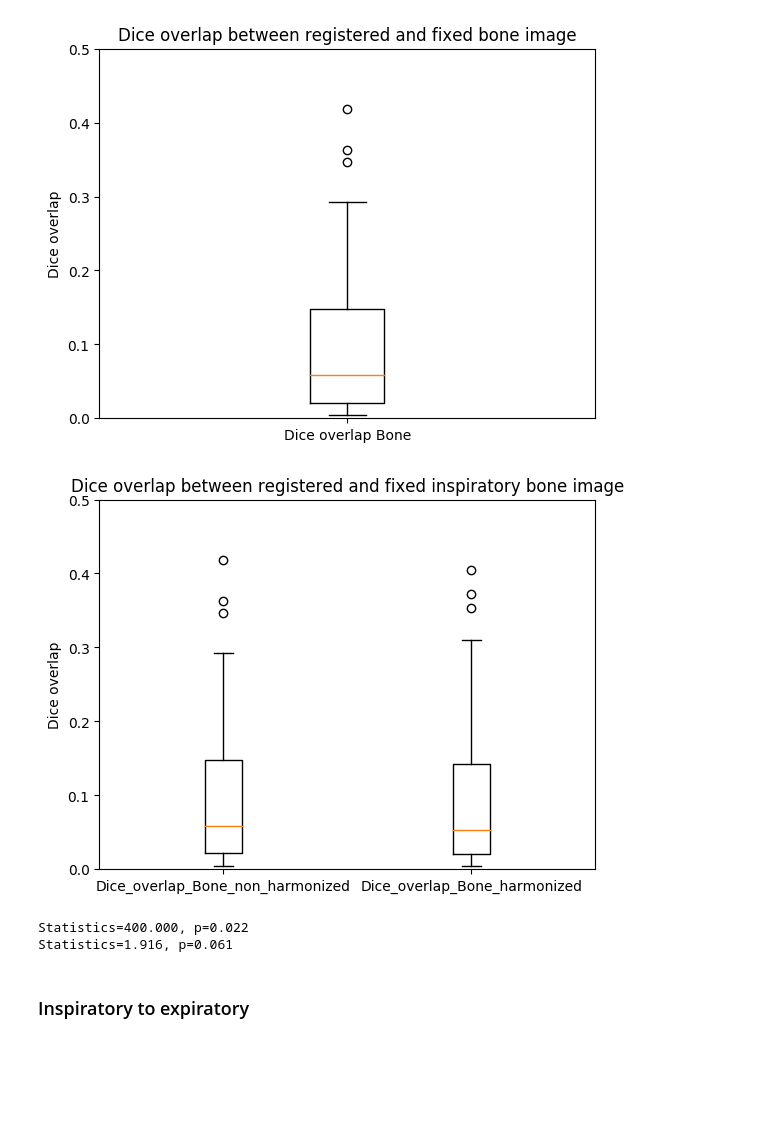
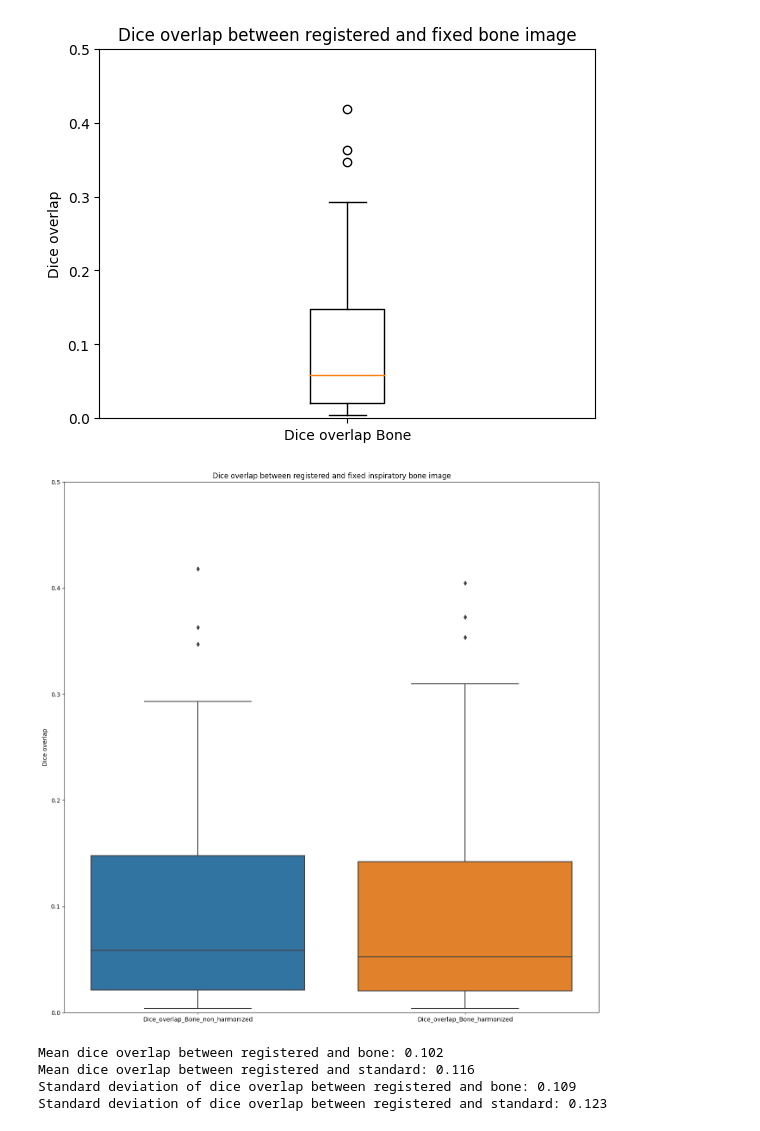
Before and after one commit to MASILab/Inhale_Exhale_CT, a Jupyter notebook: Figures/diceoverlap.ipynb, the cells around one changed output. Drawn from its saved outputs; the diff is of its cells as text; code cells hidden in the pictures; blank space fills up the shorter version.

```diff
--- a/Figures/diceoverlap.ipynb
+++ b/Figures/diceoverlap.ipynb
@@ -66,25 +68,19 @@ for i in tqdm(range(len(emph_bone_files))):
 
     dice_overlap_bone.append(bone_dice)
 # %%
-plt.figure()
-plt.boxplot([dice_overlap_bone_unharmonized, dice_overlap_bone])
-plt.xticks([1, 2], ['Dice_overlap_Bone_non_harmonized', 'Dice_overlap_Bone_harmonized'])
-plt.ylabel("Dice overlap")
+data = {
+    'Dice_overlap_Bone_non_harmonized': dice_overlap_bone_unharmonized,
+    'Dice_overlap_Bone_harmonized': dice_overlap_bone
+}
+
+df = pd.DataFrame(data)
+
+plt.figure(figsize=(10, 8))
+sns.boxplot(data=df)
+plt.ylabel("Dice overlap", fontsize=14)
 plt.ylim(0, 0.5)
-plt.title("Dice overlap between registered and fixed inspiratory bone image")
+plt.title("Dice overlap between registered and fixed inspiratory bone image", fontsize=16)
+plt.savefig("/nfs/masi/krishar1/SPIE_2025_InhaleExhaleCT/SPIE_paper_figures/quantitative/dice_overlap.tiff", dpi=300)
 plt.show()
 # %% [output]
-[figure, old version]
+[figure, new version]
-# %%
-from scipy.stats import wilcoxon, ttest_rel
-stat, p = wilcoxon(dice_overlap_bone_unharmonized, dice_overlap_bone)
-
-t_stat, p_value = ttest_rel(dice_overlap_bone_unharmonized, dice_overlap_bone)
-
-print("Statistics=%.3f, p=%.3f" % (stat, p))
-print("Statistics=%.3f, p=%.3f" % (t_stat, p_value))
-# %% [output]
-Statistics=400.000, p=0.022
-Statistics=1.916, p=0.061
-# %% [markdown]
-### Inspiratory to expiratory
@@ -115,0 +87,15 @@ for i in tqdm(range(len(emph_bone_files))):
+# %%
+# Compute range of standard deviation of dice overlap between registered and bone and registered and standard
+mean_bone = np.mean(dice_overlap_bone)
+mean_bone_unharmonized = np.mean(dice_overlap_bone_unharmonized)
+std_dev_bone = np.std(dice_overlap_bone)
+std_dev_bone_unharmonized = np.std(dice_overlap_bone_unharmonized)
+print(f"Mean dice overlap between registered and bone: {mean_bone:.3f}")
+print(f"Mean dice overlap between registered and standard: {mean_bone_unharmonized:.3f}")
+print(f"Standard deviation of dice overlap between registered and bone: {std_dev_bone:.3f}")
+print(f"Standard deviation of dice overlap between registered and standard: {std_dev_bone_unharmonized:.3f}")
+# %% [output]
+Mean dice overlap between registered and bone: 0.102
+Mean dice overlap between registered and standard: 0.116
+Standard deviation of dice overlap between registered and bone: 0.109
+Standard deviation of dice overlap between registered and standard: 0.123
```
Also changed, not shown: parts of 2 cells of this notebook, 1 other file.
